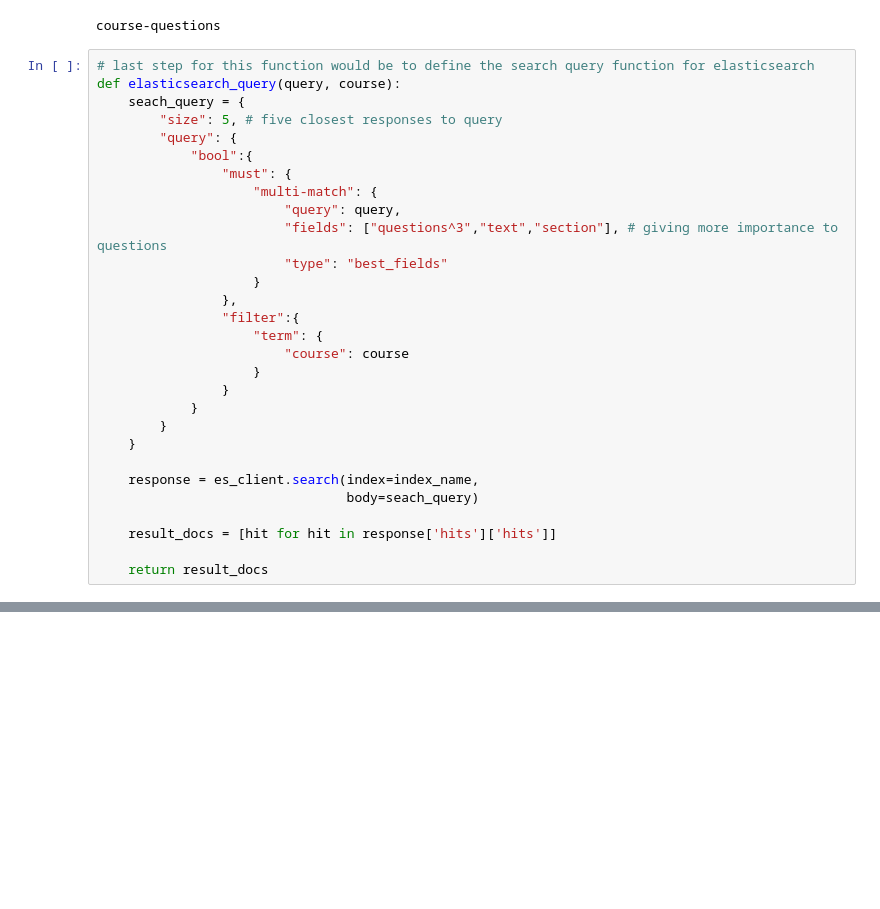
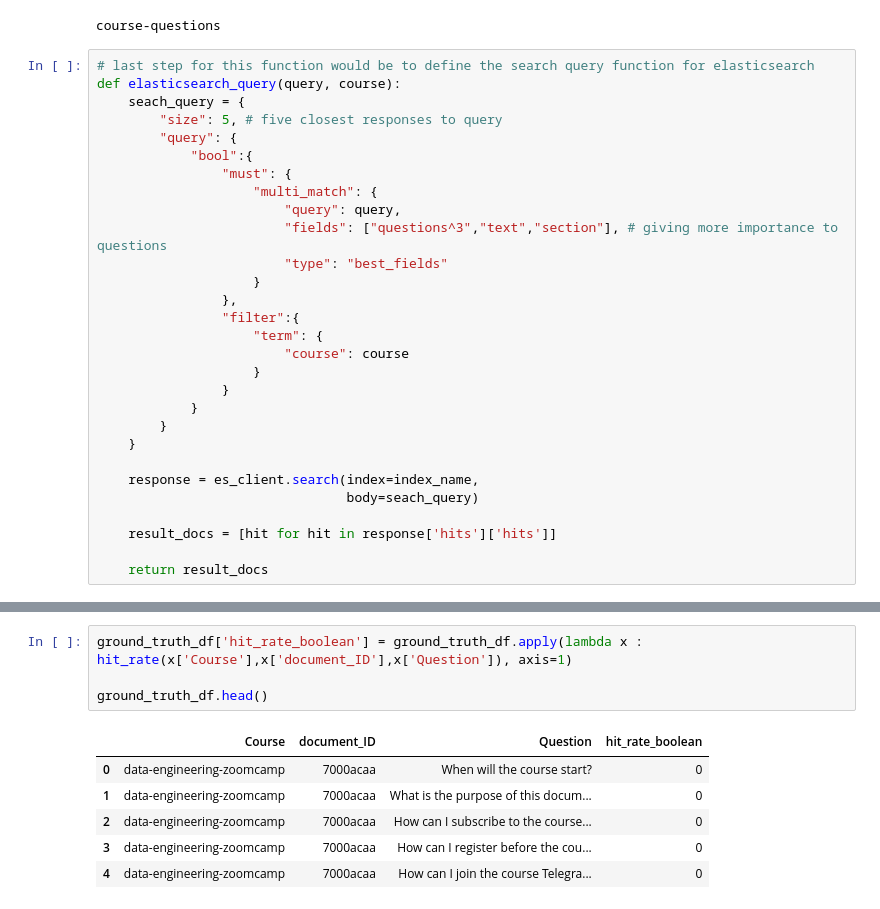
Before and after one commit to peterchettiar/LLMZoomcamp_2024, a Jupyter notebook: Module-3-vector-databases/evaluating_text_search.ipynb, the cells around one changed output, grey strips where cells are left out. Drawn from its saved outputs; the diff is of its cells as text; blank space fills up the shorter version.

```diff
--- a/Module-3-vector-databases/evaluating_text_search.ipynb
+++ b/Module-3-vector-databases/evaluating_text_search.ipynb
@@ -93,7 +93,7 @@ def elasticsearch_query(query, course):
         "query": {
             "bool":{
                 "must": {
-                    "multi-match": {
+                    "multi_match": {
                         "query": query,
                         "fields": ["questions^3","text","section"], # giving more importance to questions
                         "type": "best_fields"
@@ -129,0 +147,11 @@ ground_truth_df.head()
+# %%
+ground_truth_df['hit_rate_boolean'] = ground_truth_df.apply(lambda x : hit_rate(x['Course'],x['document_ID'],x['Question']), axis=1)
+
+ground_truth_df.head()
+# %% [output]
+|  | Course | document_ID | Question | hit_rate_boolean |
+| 0 | data-engineering-zoomcamp | 7000acaa | When will the course start? | 0 |
+| 1 | data-engineering-zoomcamp | 7000acaa | What is the purpose of this docum... | 0 |
+| 2 | data-engineering-zoomcamp | 7000acaa | How can I subscribe to the course... | 0 |
+| 3 | data-engineering-zoomcamp | 7000acaa | How can I register before the cou... | 0 |
+| 4 | data-engineering-zoomcamp | 7000acaa | How can I join the course Telegra... | 0 |
```
Also changed, not shown: parts of 12 cells of this notebook.
